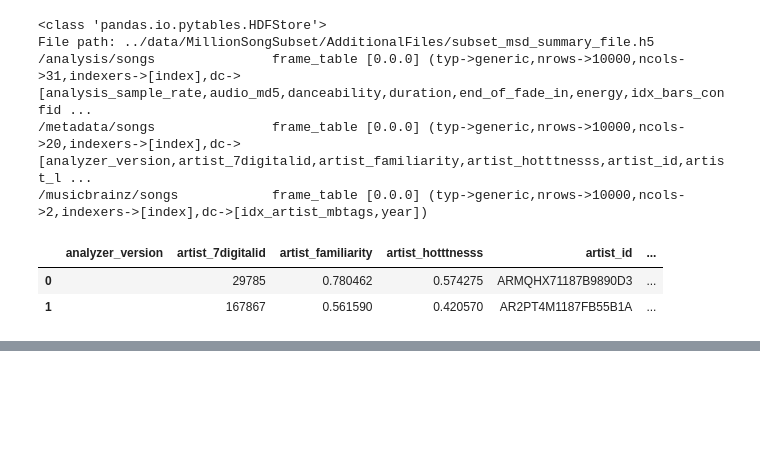
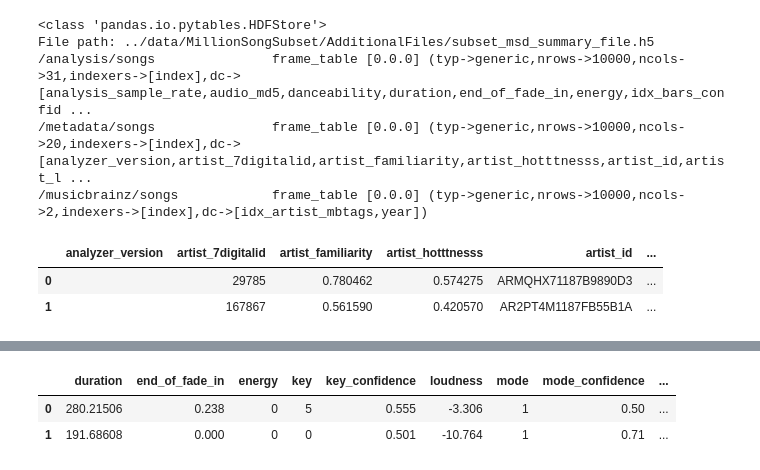
Before and after one commit to yrahul3910/music-recommendation-system, a Jupyter notebook: notebooks/03 - Removing Unnecessary Features.ipynb, the cells around one changed output, grey strips where cells are left out. Saved outputs shown, nothing was run; the diff lists cells and outputs as text; code cells hidden in the pictures; blank space fills up the shorter version.

```diff
--- a/notebooks/03 - Removing Unnecessary Features.ipynb
+++ b/notebooks/03 - Removing Unnecessary Features.ipynb
@@ -52,0 +124,6 @@ metadata_df[:2]
+# %%
+df[:2]
+# %% [output]
+|  | duration | end_of_fade_in | energy | key | key_confidence | loudness | mode | mode_confidence | ... |
+| 0 | 280.21506 | 0.238 | 0 | 5 | 0.555 | -3.306 | 1 | 0.50 | ... |
+| 1 | 191.68608 | 0.000 | 0 | 0 | 0.501 | -10.764 | 1 | 0.71 | ... |
```
Also changed, not shown: parts of 49 cells of this notebook.
